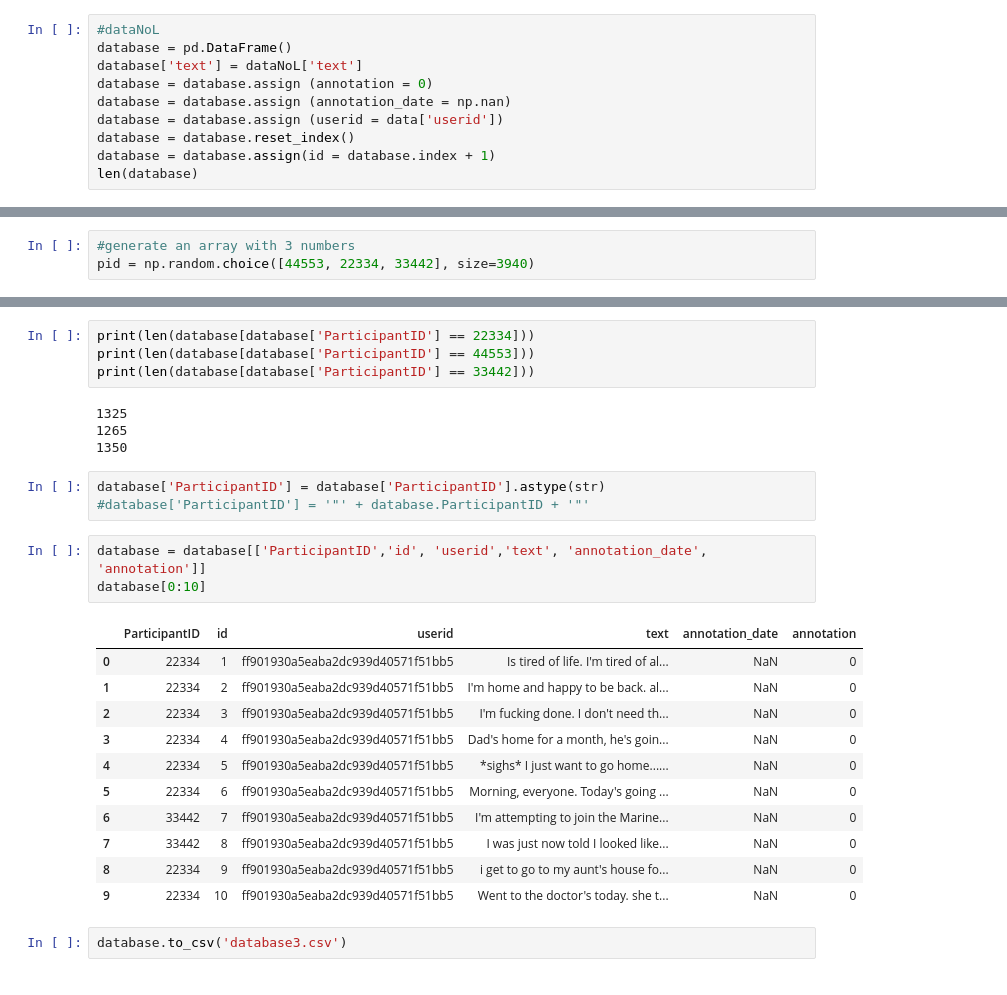
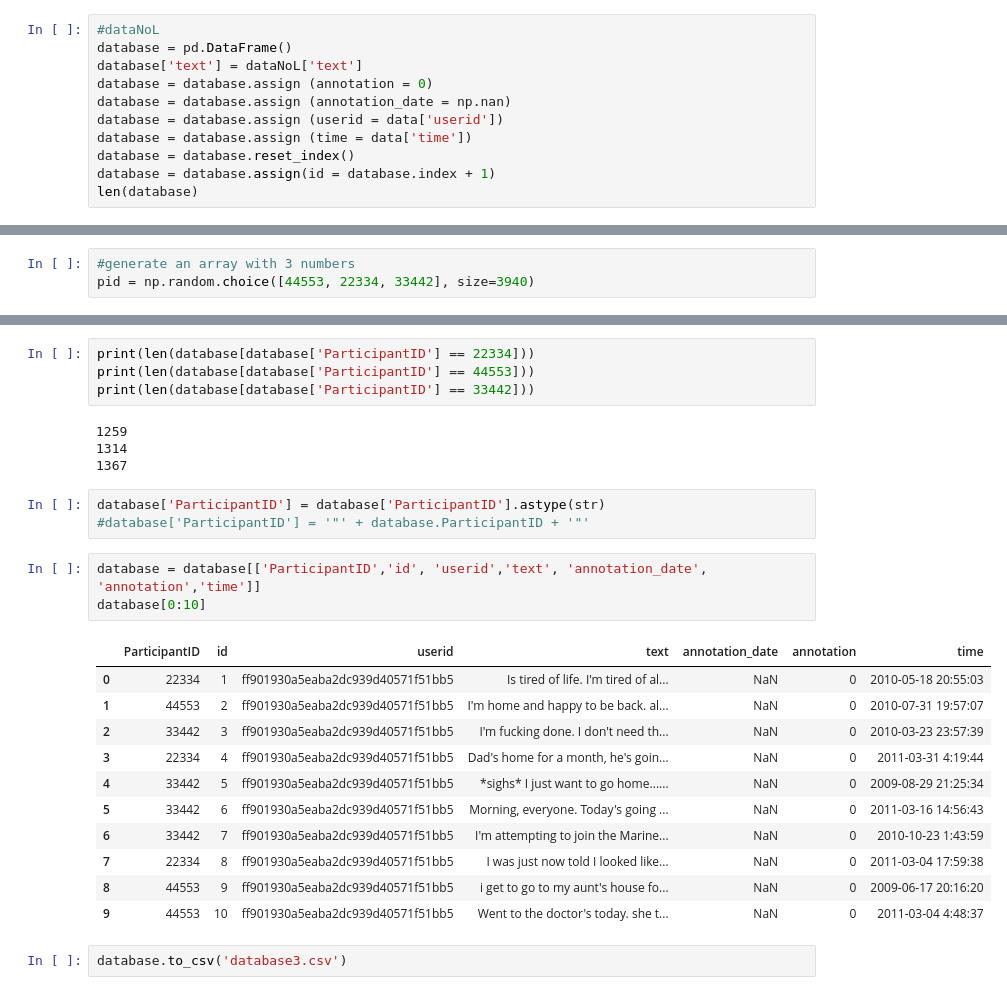
Before and after one commit to luciasalar/cognitive_distortion_project, a Jupyter notebook: database/DataBase.ipynb, the cells around one changed output, grey strips where cells are left out. Cells and saved outputs as stored; diff of their text form.

Commit message:
database

```diff
--- a/database/DataBase2.ipynb
+++ b/database/DataBase.ipynb
@@ -35,6 +35,7 @@ database['text'] = dataNoL['text']
 database = database.assign (annotation = 0)
 database = database.assign (annotation_date = np.nan)
 database = database.assign (userid = data['userid'])
+database = database.assign (time = data['time'])
 database = database.reset_index()
 database = database.assign(id = database.index + 1)
 len(database)
@@ -64,27 +65,27 @@ print(len(database[database['ParticipantID'] == 22334]))
 print(len(database[database['ParticipantID'] == 44553]))
 print(len(database[database['ParticipantID'] == 33442]))
 # %% [output]
-1325
-1265
-1350
+1259
+1314
+1367
 # %%
 database['ParticipantID'] = database['ParticipantID'].astype(str)
 #database['ParticipantID'] = '"' + database.ParticipantID + '"'
 # %%
-database = database[['ParticipantID','id', 'userid','text', 'annotation_date', 'annotation']]
+database = database[['ParticipantID','id', 'userid','text', 'annotation_date', 'annotation','time']]
 database[0:10]
 # %% [output]
-|  | ParticipantID | id | userid | text | annotation_date | annotation |
-| 0 | 22334 | 1 | ff901930a5eaba2dc939d40571f51bb5 | Is tired of life. I'm tired of al... | NaN | 0 |
-| 1 | 22334 | 2 | ff901930a5eaba2dc939d40571f51bb5 | I'm home and happy to be back. al... | NaN | 0 |
-| 2 | 22334 | 3 | ff901930a5eaba2dc939d40571f51bb5 | I'm fucking done. I don't need th... | NaN | 0 |
-| 3 | 22334 | 4 | ff901930a5eaba2dc939d40571f51bb5 | Dad's home for a month, he's goin... | NaN | 0 |
-| 4 | 22334 | 5 | ff901930a5eaba2dc939d40571f51bb5 | *sighs* I just want to go home...... | NaN | 0 |
-| 5 | 22334 | 6 | ff901930a5eaba2dc939d40571f51bb5 | Morning, everyone. Today's going ... | NaN | 0 |
-| 6 | 33442 | 7 | ff901930a5eaba2dc939d40571f51bb5 | I'm attempting to join the Marine... | NaN | 0 |
-| 7 | 33442 | 8 | ff901930a5eaba2dc939d40571f51bb5 | I was just now told I looked like... | NaN | 0 |
-| 8 | 22334 | 9 | ff901930a5eaba2dc939d40571f51bb5 | i get to go to my aunt's house fo... | NaN | 0 |
-| 9 | 22334 | 10 | ff901930a5eaba2dc939d40571f51bb5 | Went to the doctor's today. she t... | NaN | 0 |
+|  | ParticipantID | id | userid | text | annotation_date | annotation | time |
+| 0 | 22334 | 1 | ff901930a5eaba2dc939d40571f51bb5 | Is tired of life. I'm tired of al... | NaN | 0 | 2010-05-18 20:55:03 |
+| 1 | 44553 | 2 | ff901930a5eaba2dc939d40571f51bb5 | I'm home and happy to be back. al... | NaN | 0 | 2010-07-31 19:57:07 |
+| 2 | 33442 | 3 | ff901930a5eaba2dc939d40571f51bb5 | I'm fucking done. I don't need th... | NaN | 0 | 2010-03-23 23:57:39 |
+| 3 | 22334 | 4 | ff901930a5eaba2dc939d40571f51bb5 | Dad's home for a month, he's goin... | NaN | 0 | 2011-03-31 4:19:44 |
+| 4 | 33442 | 5 | ff901930a5eaba2dc939d40571f51bb5 | *sighs* I just want to go home...... | NaN | 0 | 2009-08-29 21:25:34 |
+| 5 | 33442 | 6 | ff901930a5eaba2dc939d40571f51bb5 | Morning, everyone. Today's going ... | NaN | 0 | 2011-03-16 14:56:43 |
+| 6 | 33442 | 7 | ff901930a5eaba2dc939d40571f51bb5 | I'm attempting to join the Marine... | NaN | 0 | 2010-10-23 1:43:59 |
+| 7 | 22334 | 8 | ff901930a5eaba2dc939d40571f51bb5 | I was just now told I looked like... | NaN | 0 | 2011-03-04 17:59:38 |
+| 8 | 44553 | 9 | ff901930a5eaba2dc939d40571f51bb5 | i get to go to my aunt's house fo... | NaN | 0 | 2009-06-17 20:16:20 |
+| 9 | 44553 | 10 | ff901930a5eaba2dc939d40571f51bb5 | Went to the doctor's today. she t... | NaN | 0 | 2011-03-04 4:48:37 |
 # %%
 database.to_csv('database3.csv')
 # %% [markdown]
```
Also changed, not shown: parts of 2 cells of this notebook, 1 other file.
